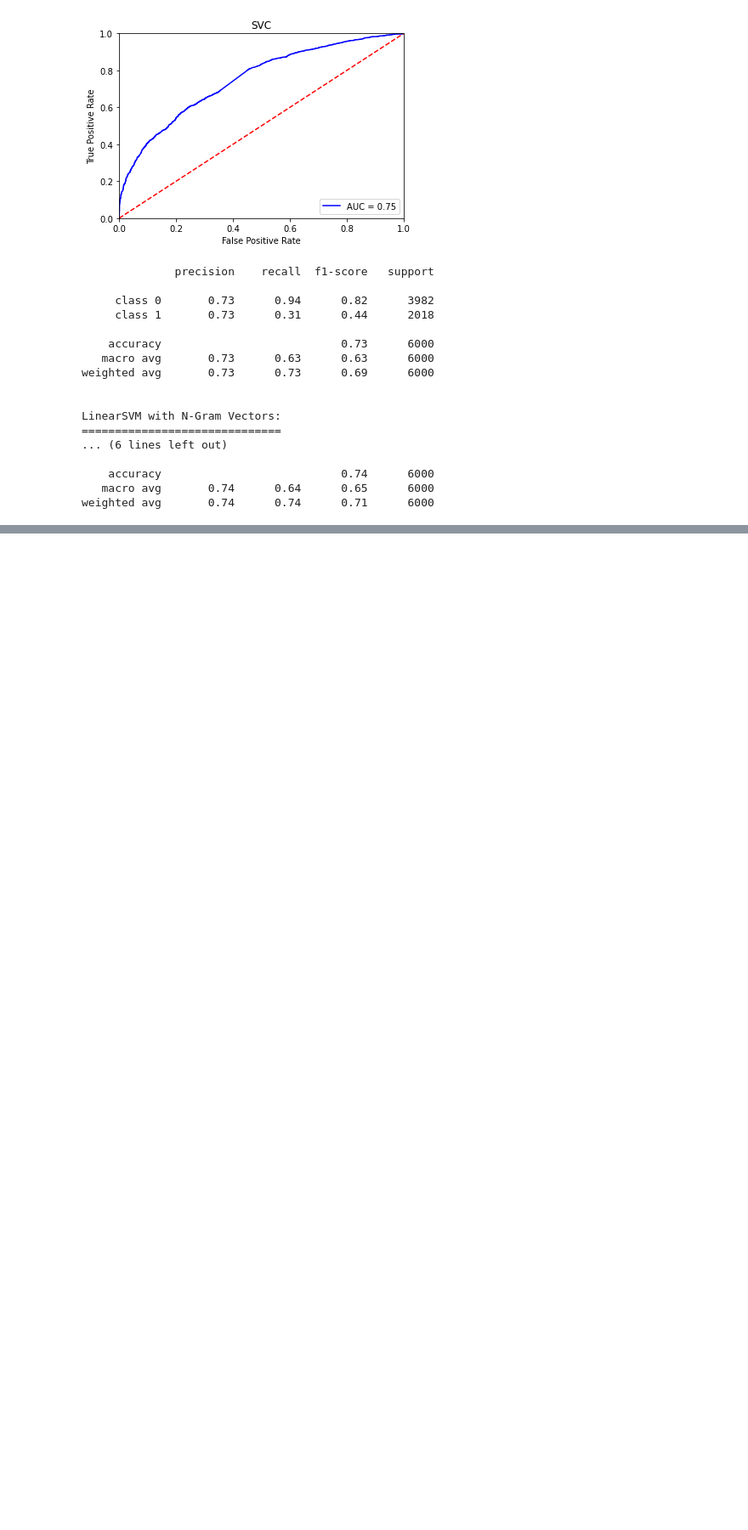
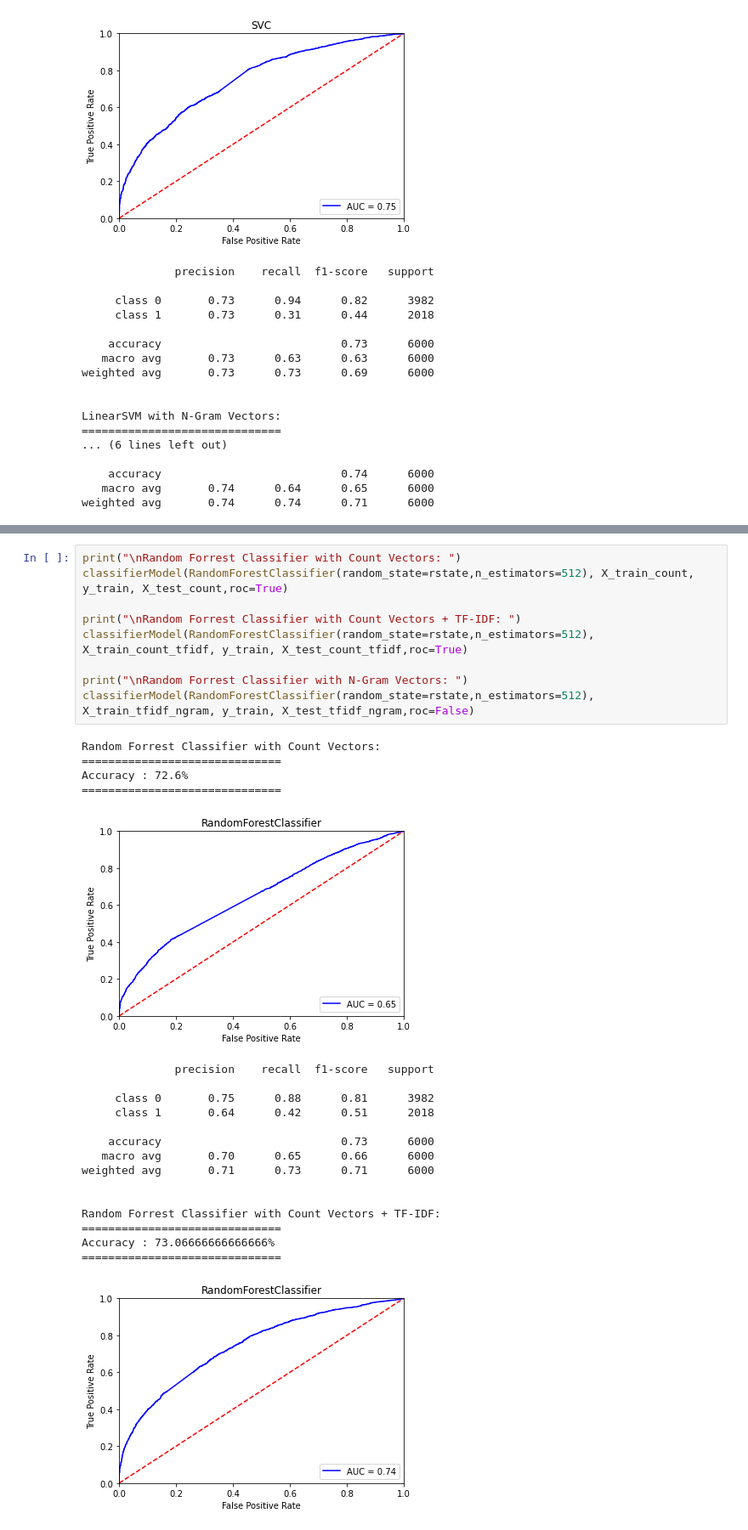
Before and after one commit to FarhanTahmid/CyberBullying-Detection-Prevention-Counseling-System, a Jupyter notebook: Machine Learning Models/linear_svm_try.ipynb, the cells around one changed output, grey strips where cells are left out. Shown: that part at 85% size. Cells and saved outputs as stored; diff of their text form; blank space fills up the shorter version.

```diff
--- a/Machine Learning Models/linear_svm_try.ipynb
+++ b/Machine Learning Models/linear_svm_try.ipynb
@@ -195,0 +243,30 @@ weighted avg       0.74      0.74      0.71      6000
+# %%
+print("\nRandom Forrest Classifier with Count Vectors: ")
+classifierModel(RandomForestClassifier(random_state=rstate,n_estimators=512), X_train_count, y_train, X_test_count,roc=True)
+
+print("\nRandom Forrest Classifier with Count Vectors + TF-IDF: ")
+classifierModel(RandomForestClassifier(random_state=rstate,n_estimators=512), X_train_count_tfidf, y_train, X_test_count_tfidf,roc=True)
+
+print("\nRandom Forrest Classifier with N-Gram Vectors: ")
+classifierModel(RandomForestClassifier(random_state=rstate,n_estimators=512), X_train_tfidf_ngram, y_train, X_test_tfidf_ngram,roc=False)
+# %% [output]
+Random Forrest Classifier with Count Vectors:
+==============================
+Accuracy : 72.6%
+==============================
+[figure, added]
+              precision    recall  f1-score   support
+
+     class 0       0.75      0.88      0.81      3982
+     class 1       0.64      0.42      0.51      2018
+
+    accuracy                           0.73      6000
+   macro avg       0.70      0.65      0.66      6000
+weighted avg       0.71      0.73      0.71      6000
+
+
+Random Forrest Classifier with Count Vectors + TF-IDF:
+==============================
+Accuracy : 73.06666666666666%
+==============================
+[figure, added]
```
Also changed, not shown: parts of 4 cells of this notebook, 1 other file.
